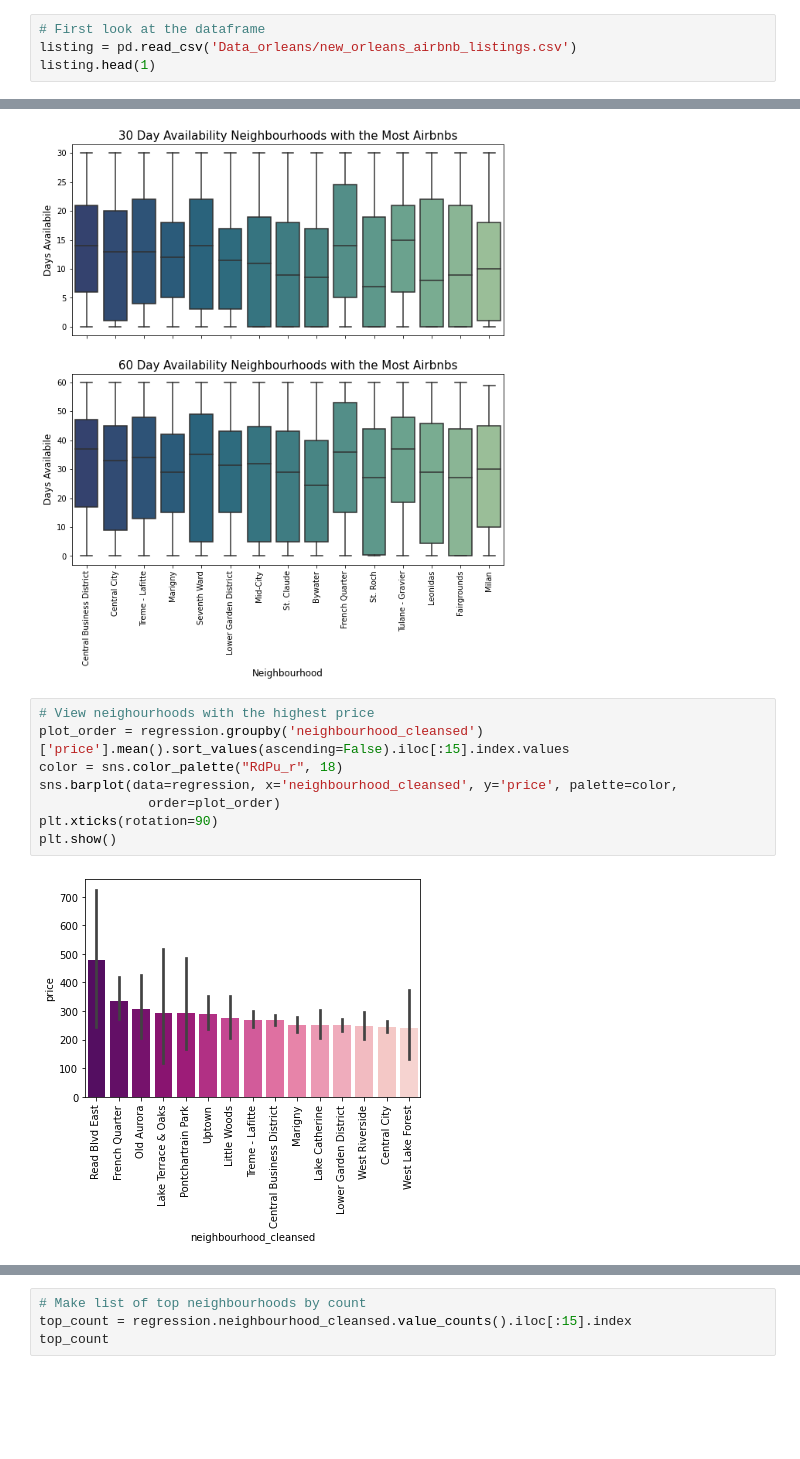
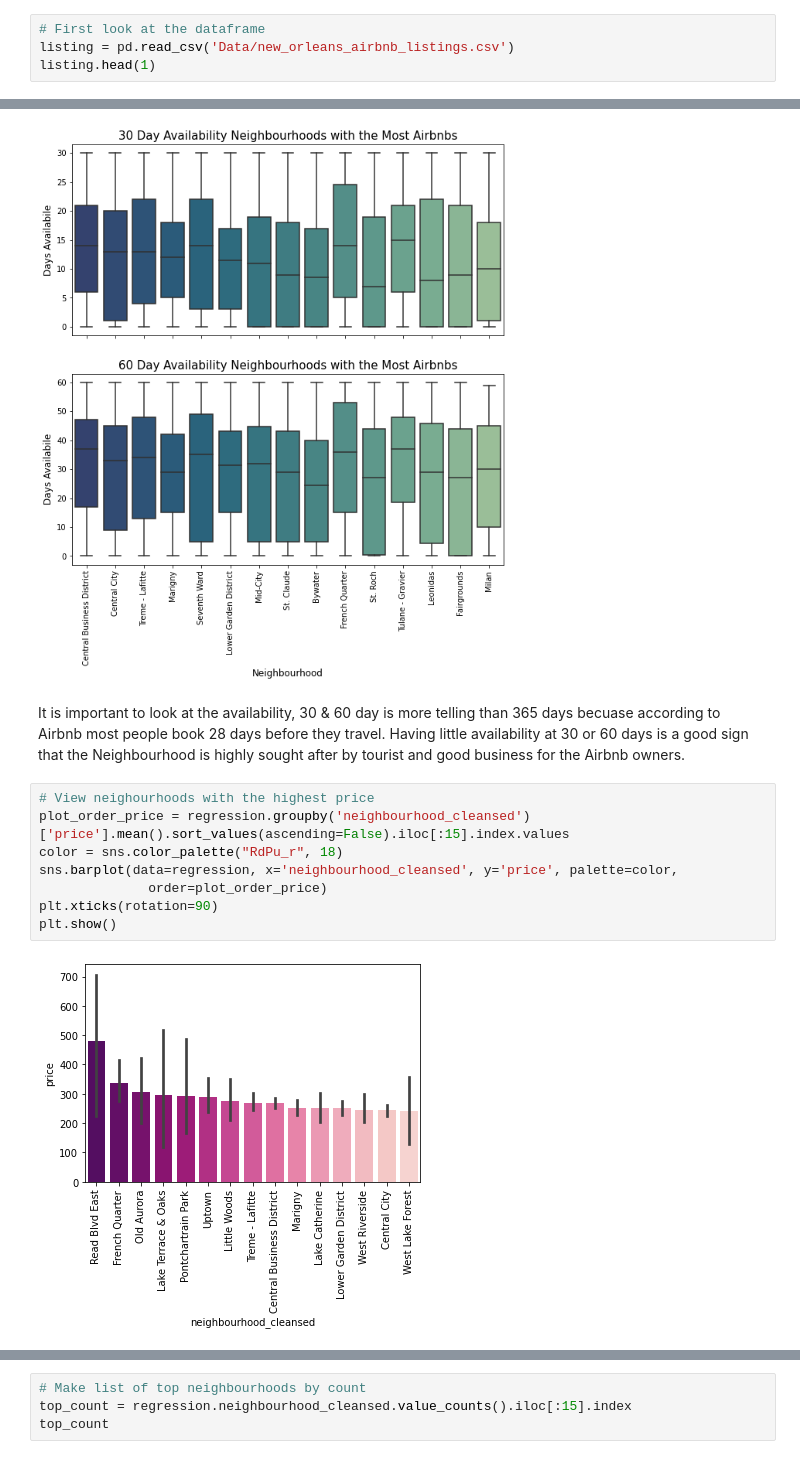
Before and after one commit to rachelfein/capstone, a Jupyter notebook: EDA & Preprocessing.ipynb, the cells around one changed output, grey strips where cells are left out. Cells and saved outputs as stored; diff of their text form; blank space fills up the shorter version.

```diff
--- a/New EDA & Preprocessing.ipynb
+++ b/EDA & Preprocessing.ipynb
@@ -12,7 +26,7 @@ from sklearn.preprocessing import StandardScaler
 from feature_engine.encoding import OneHotEncoder as fe_OneHotEncoder
 # %%
 # First look at the dataframe
-listing = pd.read_csv('Data_orleans/new_orleans_airbnb_listings.csv')
+listing = pd.read_csv('Data/new_orleans_airbnb_listings.csv')
 listing.head(1)
 # %% [output]
 |  | id | name | description | neighborhood_overview | host_id | host_since | host_location | ... |
@@ -712,13 +684,15 @@ plt.show()
 plt.show()
 # %% [output]
 [figure]
+# %% [markdown]
+It is important to look at the availability, 30 & 60 day is more telling than 365 days becuase according to Airbnb most people book 28 days before they travel. Having little availability at 30 or 60 days is a good sign that the Neighbourhood is highly sought after by tourist and good business for the Airbnb owners.
 # %%
 # View neighourhoods with the highest price
-plot_order = regression.groupby('neighbourhood_cleansed')['price'].mean().sort_values(ascending=False).iloc[:15].index.values
+plot_order_price = regression.groupby('neighbourhood_cleansed')['price'].mean().sort_values(ascending=False).iloc[:15].index.values
 color = sns.color_palette("RdPu_r", 18)
 sns.barplot(data=regression, x='neighbourhood_cleansed', y='price', palette=color,
-              order=plot_order)
+              order=plot_order_price)
 plt.xticks(rotation=90)
 plt.show()
 # %% [output]
-[figure, old version]
+[figure, new version]
```
Also changed, not shown: parts of 191 cells of this notebook, 4 other files.
